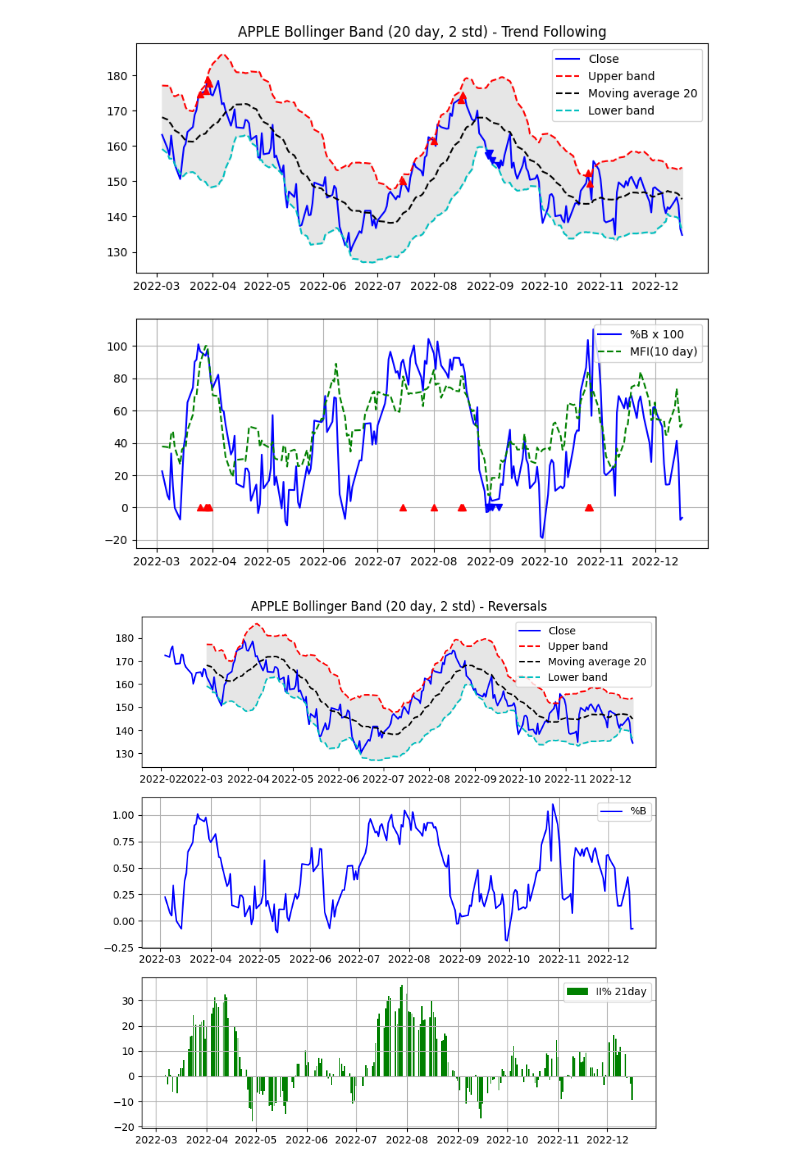
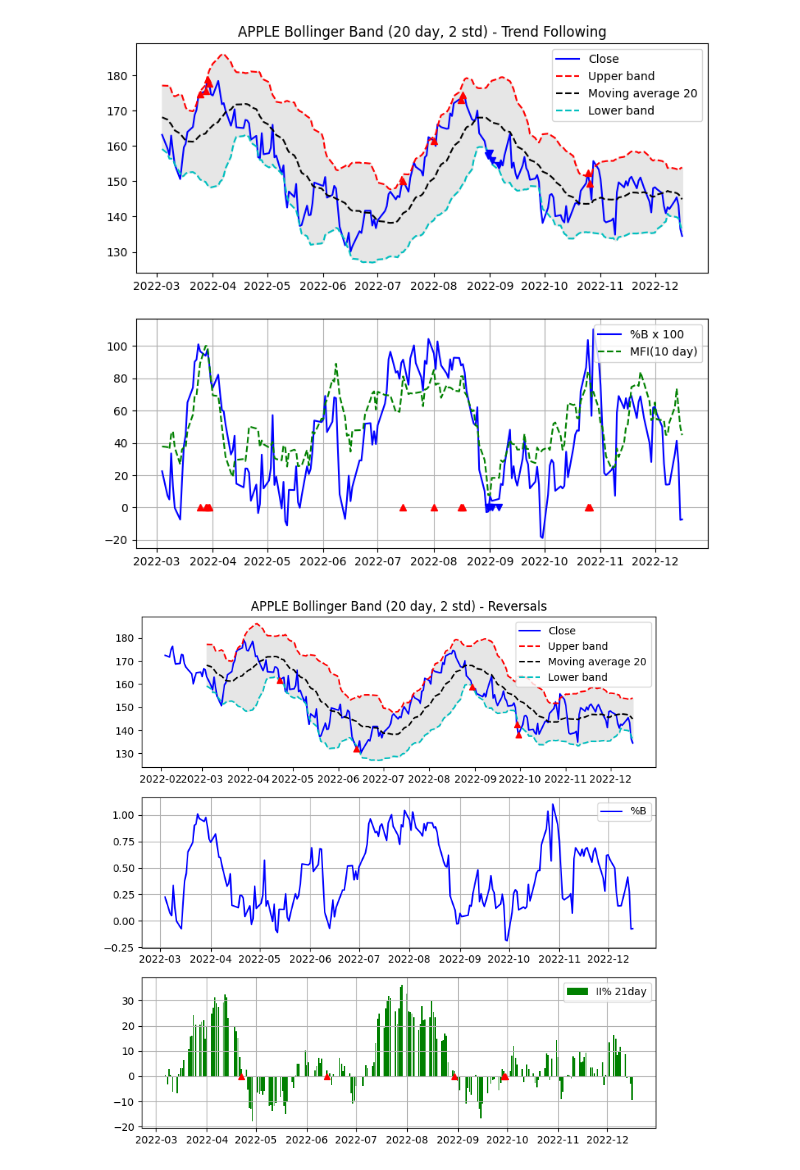
Before and after one commit to taewan2002/stock, a Jupyter notebook: Analysis.ipynb, the cells around one changed output. Drawn from its saved outputs; the diff is of its cells as text; code cells hidden in the pictures.

```diff
--- a/Analysis.ipynb
+++ b/Analysis.ipynb
@@ -394,32 +394,42 @@ df["stddev"] = df["Close"].rolling(window=20).std() # 20개의 종가로 표준
 df["upper"] = df["MA20"] + (df["stddev"] * 2) # 상단 볼린저 밴드
 df["lower"] = df["MA20"] - (df["stddev"] * 2) # 하단 볼린저 밴드
 df["PB"] = (df['Close'] - df["lower"]) / (df["upper"] - df["lower"]) # %b 칼럼을 생성한다
 
 # Intraday intensity
 df["II"] = (2*df["Close"] - df["High"] - df["Low"]) / (df["High"] - df["Low"]) * df["Volume"]
 # II%
 df["IIP21"] = df["II"].rolling(window=21).sum() / df["Volume"].rolling(window=21).sum() * 100
 df.dropna() # NaN value 제거하기
 
 plt.figure(figsize=(9,9))
 plt.subplot(3,1,1) # 기존 볼린저 밴드 차트를 3행 1열 그리드에서 1열에 배치한다
+plt.title("APPLE Bollinger Band (20 day, 2 std) - Reversals")
 plt.plot(df.index, df['Close'], color="#0000ff", label="Close")
 plt.plot(df.index, df['upper'], "r--", label="Upper band")
 plt.plot(df.index, df['MA20'], "k--", label="Moving average 20")
 plt.plot(df.index, df['lower'], "c--", label="Lower band")
 plt.fill_between(df.index, df["upper"], df["lower"], color="0.9")
-plt.title("APPLE Bollinger Band (20 day, 2 std) - Reversals")
+for i in range(0, len(df.Close)):
+    if df.PB.values[i] < 0.05 and df.IIP21.values[i] > 0:
+        plt.plot(df.index.values[i], df.Close.values[i], "r^")
+    elif df.PB.values[i] > 0.95 and df.IIP21.values[i] < 0:
+        plt.plot(df.index.values[i], df.Close.values[i], "bv")
 plt.legend(loc="best")
 
 plt.subplot(3,1,2) # %b 차트를 3행 1열의 2그리드 열에 배치한다
 plt.plot(df.index, df["PB"], "b", label="%B")
 plt.grid(True)
 plt.legend(loc="best")
 
 plt.subplot(3,1,3) # IIP21% 차트를 3행 1열의 3그리드 열에 배치한다.
 plt.bar(df.index, df["IIP21"], color="g", label="II% 21day")
+for i in range(0, len(df.Close)):
+    if df.PB.values[i] < 0.05 and df.IIP21.values[i] > 0:
+        plt.plot(df.index.values[i], 0, "r^")
+    elif df.PB.values[i] > 0.95 and df.IIP21.values[i] < 0:
+        plt.plot(df.index.values[i], 0, "bv")
 plt.grid(True)
 plt.legend(loc="best")
 plt.show()
 # %% [output]
-[figure, old version]
+[figure, new version]
```
Also changed, not shown: parts of 6 cells of this notebook.
